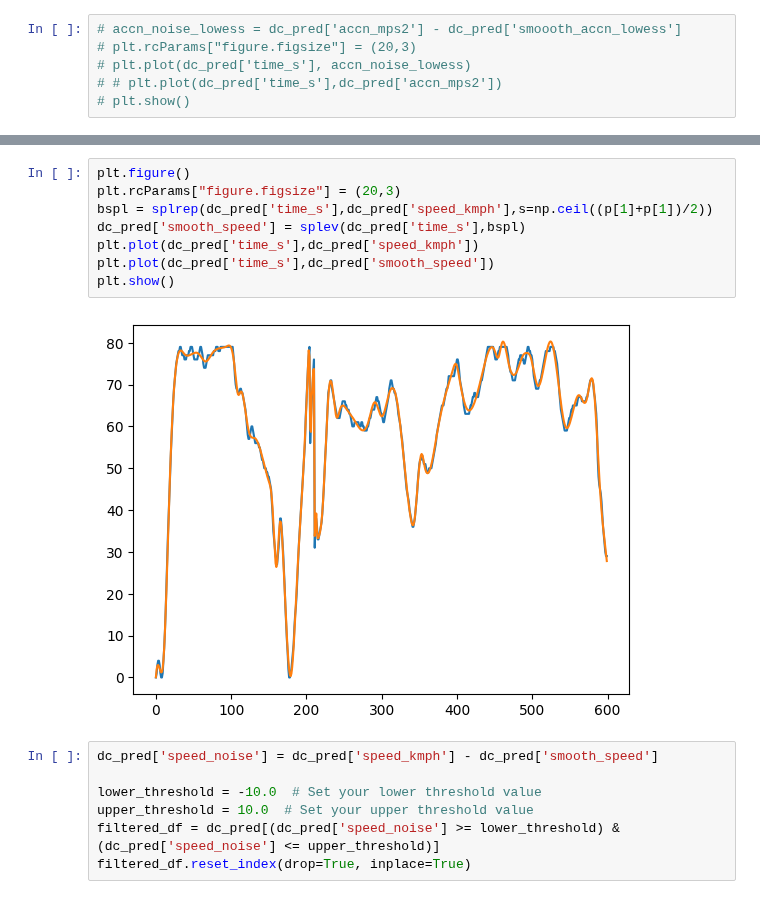
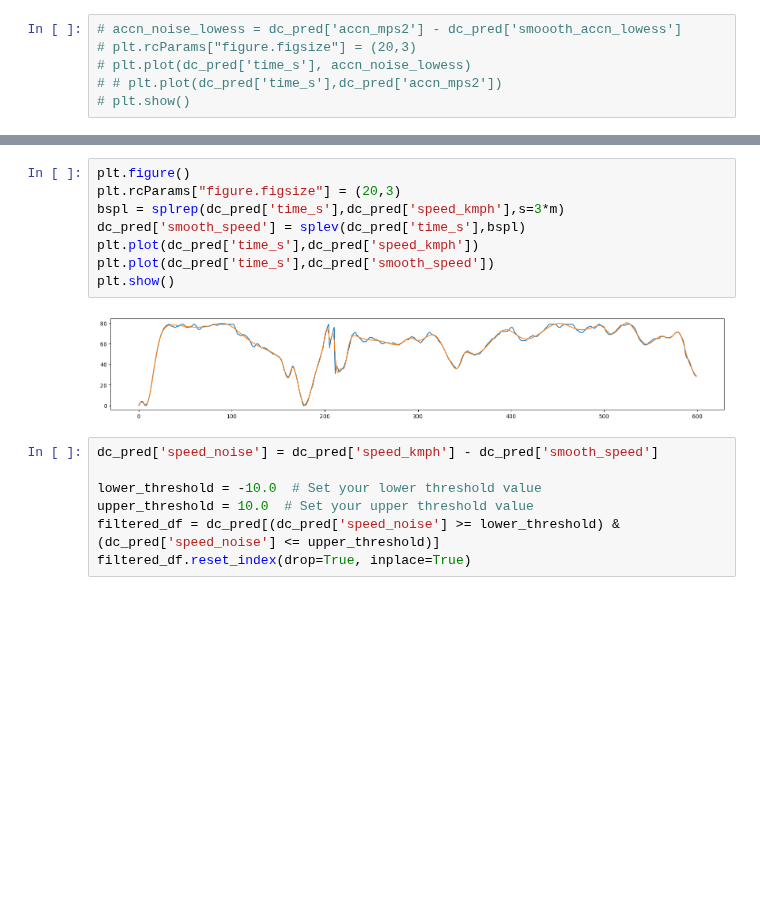
Before and after one commit to surya-uv/drive_cycle_gen, a Jupyter notebook: DVR_DC_filtering_v2.ipynb, the cells around one changed output, grey strips where cells are left out. Saved outputs shown, nothing was run; the diff lists cells and outputs as text; blank space fills up the shorter version.

```diff
--- a/DVR_DC_filtering_v2.ipynb
+++ b/DVR_DC_filtering_v2.ipynb
@@ -66,13 +68,13 @@ print(p)
 # %%
 plt.figure()
 plt.rcParams["figure.figsize"] = (20,3)
-bspl = splrep(dc_pred['time_s'],dc_pred['speed_kmph'],s=np.ceil((p[1]+p[1])/2))
+bspl = splrep(dc_pred['time_s'],dc_pred['speed_kmph'],s=3*m)
 dc_pred['smooth_speed'] = splev(dc_pred['time_s'],bspl)
 plt.plot(dc_pred['time_s'],dc_pred['speed_kmph'])
 plt.plot(dc_pred['time_s'],dc_pred['smooth_speed'])
 plt.show()
 # %% [output]
-[figure, old version]
+[figure, new version]
 # %%
 dc_pred['speed_noise'] = dc_pred['speed_kmph'] - dc_pred['smooth_speed']
 
```
Also changed, not shown: parts of 13 cells of this notebook, 1 other file.
